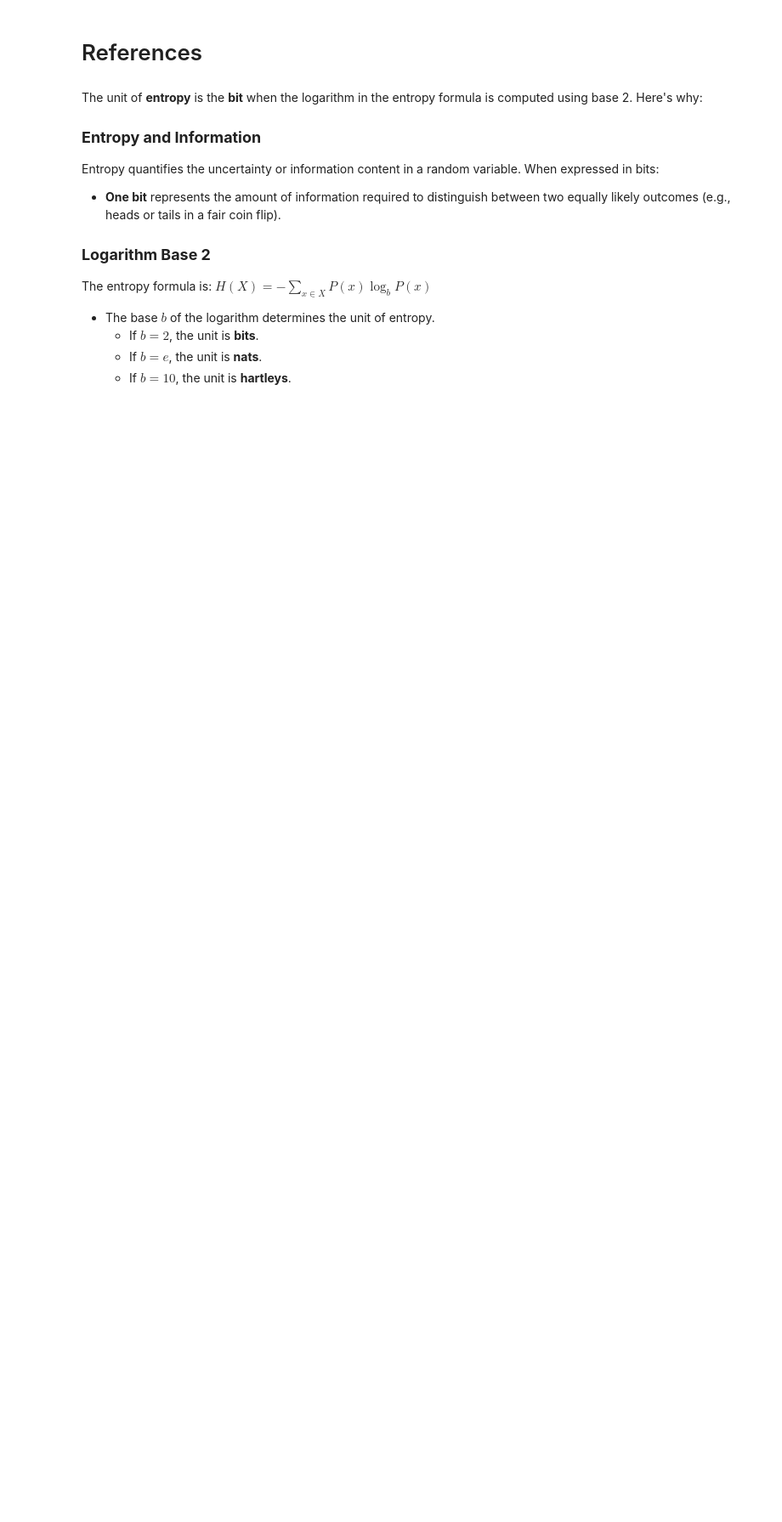
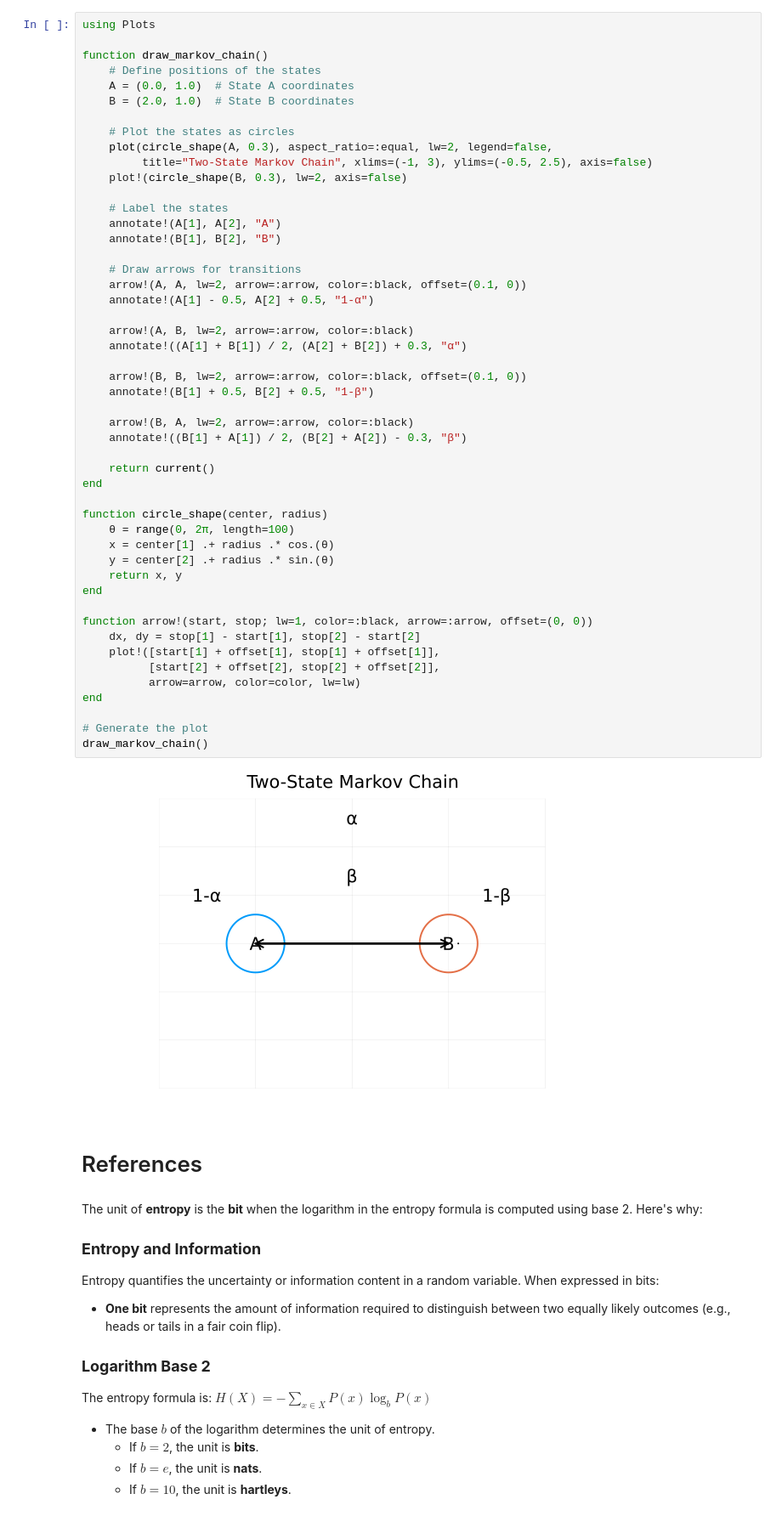
Before and after one commit to setrar/InfoTheo_2, a Jupyter notebook: Lectures/lecture01-notes.ipynb, the cells around one changed output. Shown at 85% size. Drawn from its saved outputs; the diff is of its cells as text; blank space fills up the shorter version.

```diff
--- a/Lectures/lecture01-notes.ipynb
+++ b/Lectures/lecture01-notes.ipynb
@@ -1,3 +22,54 @@
+# %%
+using Plots
+
+function draw_markov_chain()
+    # Define positions of the states
+    A = (0.0, 1.0)  # State A coordinates
+    B = (2.0, 1.0)  # State B coordinates
+
+    # Plot the states as circles
+    plot(circle_shape(A, 0.3), aspect_ratio=:equal, lw=2, legend=false,
+         title="Two-State Markov Chain", xlims=(-1, 3), ylims=(-0.5, 2.5), axis=false)
+    plot!(circle_shape(B, 0.3), lw=2, axis=false)
+
+    # Label the states
+    annotate!(A[1], A[2], "A")
+    annotate!(B[1], B[2], "B")
+
+    # Draw arrows for transitions
+    arrow!(A, A, lw=2, arrow=:arrow, color=:black, offset=(0.1, 0))
+    annotate!(A[1] - 0.5, A[2] + 0.5, "1-α")
+
+    arrow!(A, B, lw=2, arrow=:arrow, color=:black)
+    annotate!((A[1] + B[1]) / 2, (A[2] + B[2]) + 0.3, "α")
+
+    arrow!(B, B, lw=2, arrow=:arrow, color=:black, offset=(0.1, 0))
+    annotate!(B[1] + 0.5, B[2] + 0.5, "1-β")
+
+    arrow!(B, A, lw=2, arrow=:arrow, color=:black)
+    annotate!((B[1] + A[1]) / 2, (B[2] + A[2]) - 0.3, "β")
+
+    return current()
+end
+
+function circle_shape(center, radius)
+    θ = range(0, 2π, length=100)
+    x = center[1] .+ radius .* cos.(θ)
+    y = center[2] .+ radius .* sin.(θ)
+    return x, y
+end
+
+function arrow!(start, stop; lw=1, color=:black, arrow=:arrow, offset=(0, 0))
+    dx, dy = stop[1] - start[1], stop[2] - start[2]
+    plot!([start[1] + offset[1], stop[1] + offset[1]],
+          [start[2] + offset[2], stop[2] + offset[2]],
+          arrow=arrow, color=color, lw=lw)
+end
+
+# Generate the plot
+draw_markov_chain()
+# %% [output]
+[figure, added]
 # %% [markdown]
 # References
 # %% [markdown]
```
Also changed, not shown: parts of 1 cell of this notebook, 2 other files.
